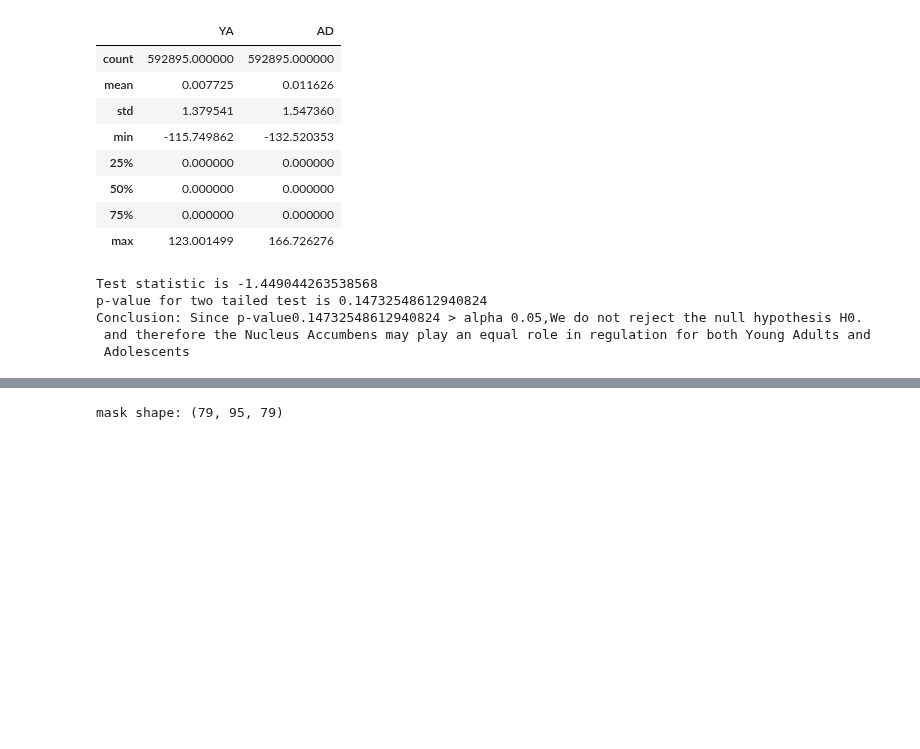
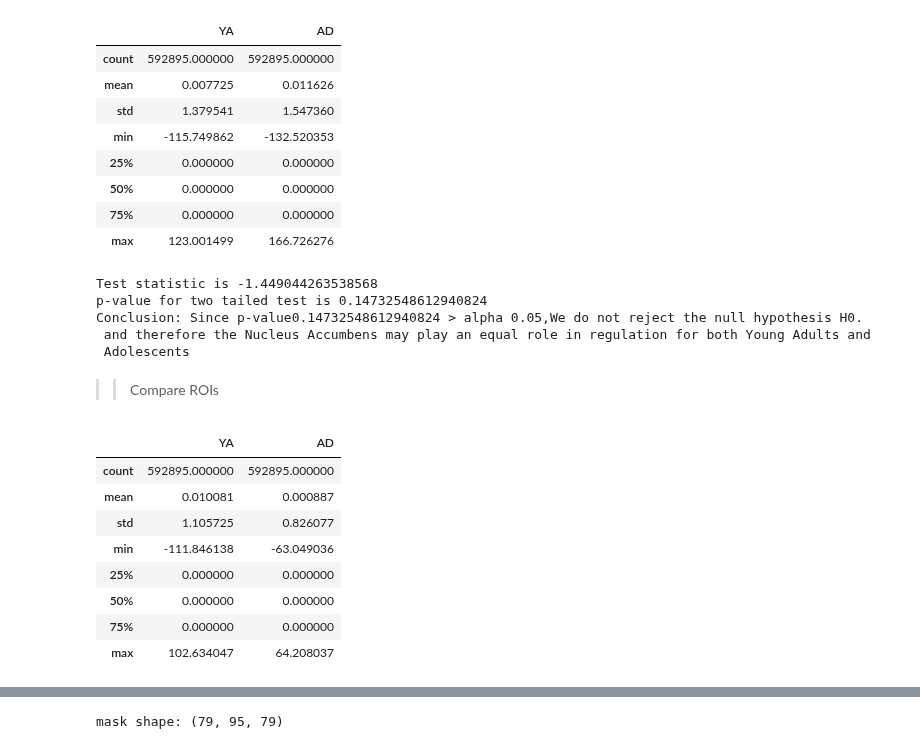
Before and after one commit to staceybeck/teambrainiac, a Jupyter notebook: source/group_svm/Statistical_tests_Group.ipynb, the cells around one changed output, grey strips where cells are left out. Drawn from its saved outputs; the diff is of its cells as text; code cells hidden in the pictures; blank space fills up the shorter version.

```diff
--- a/source/group_svm/Statistical_tests_Group.ipynb
+++ b/source/group_svm/Statistical_tests_Group.ipynb
@@ -312,3 +336,19 @@ p-value for two tailed test is 0.14732548612940824
 Conclusion: Since p-value0.14732548612940824 > alpha 0.05,We do not reject the null hypothesis H0.
  and therefore the Nucleus Accumbens may play an equal role in regulation for both Young Adults and
  Adolescents
+# %% [markdown]
+>> Compare ROIs
+# %%
+dictionary_values = {'YA': ya_nacc, 'AD':as_nacc}
+summary_df = pd.DataFrame(dictionary_values)
+summary_df.describe()
+# %% [output]
+|  | YA | AD |
+| count | 592895.000000 | 592895.000000 |
+| mean | 0.010081 | 0.000887 |
+| std | 1.105725 | 0.826077 |
+| min | -111.846138 | -63.049036 |
+| 25% | 0.000000 | 0.000000 |
+| 50% | 0.000000 | 0.000000 |
+| 75% | 0.000000 | 0.000000 |
+| max | 102.634047 | 64.208037 |
```
Also changed, not shown: parts of 29 cells of this notebook.
